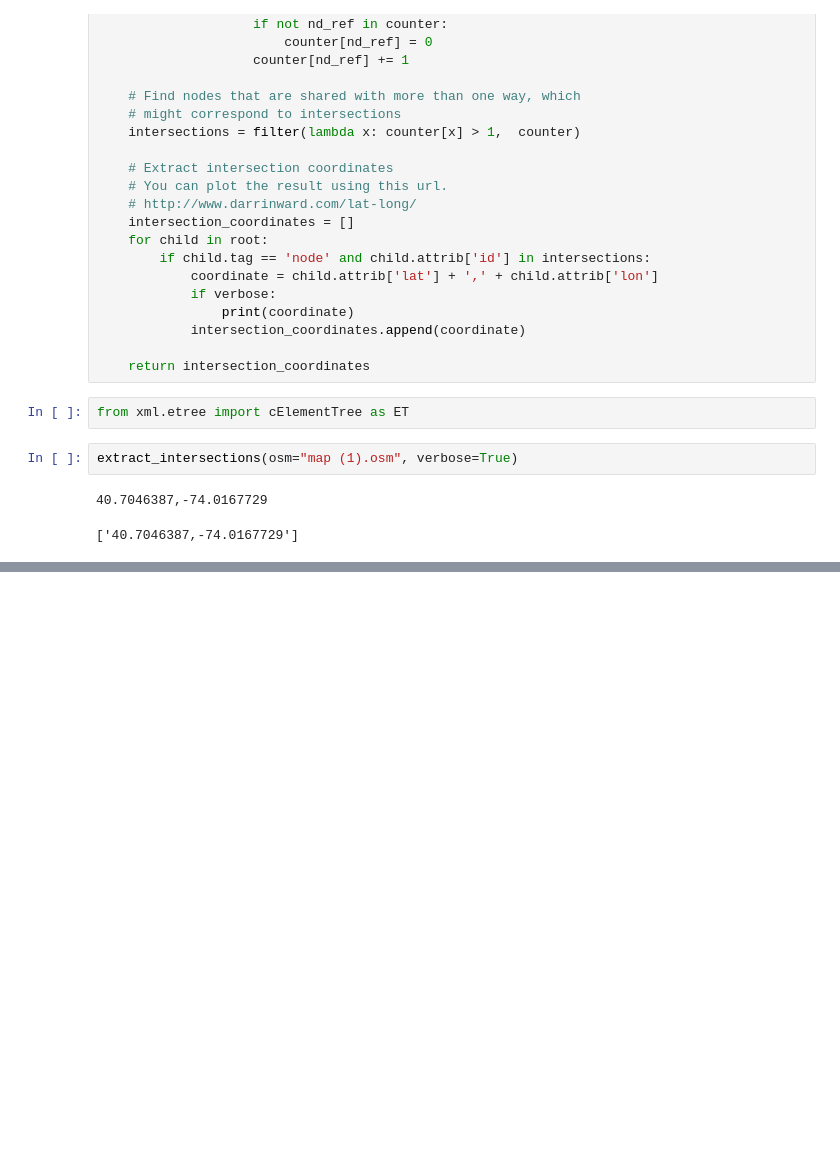
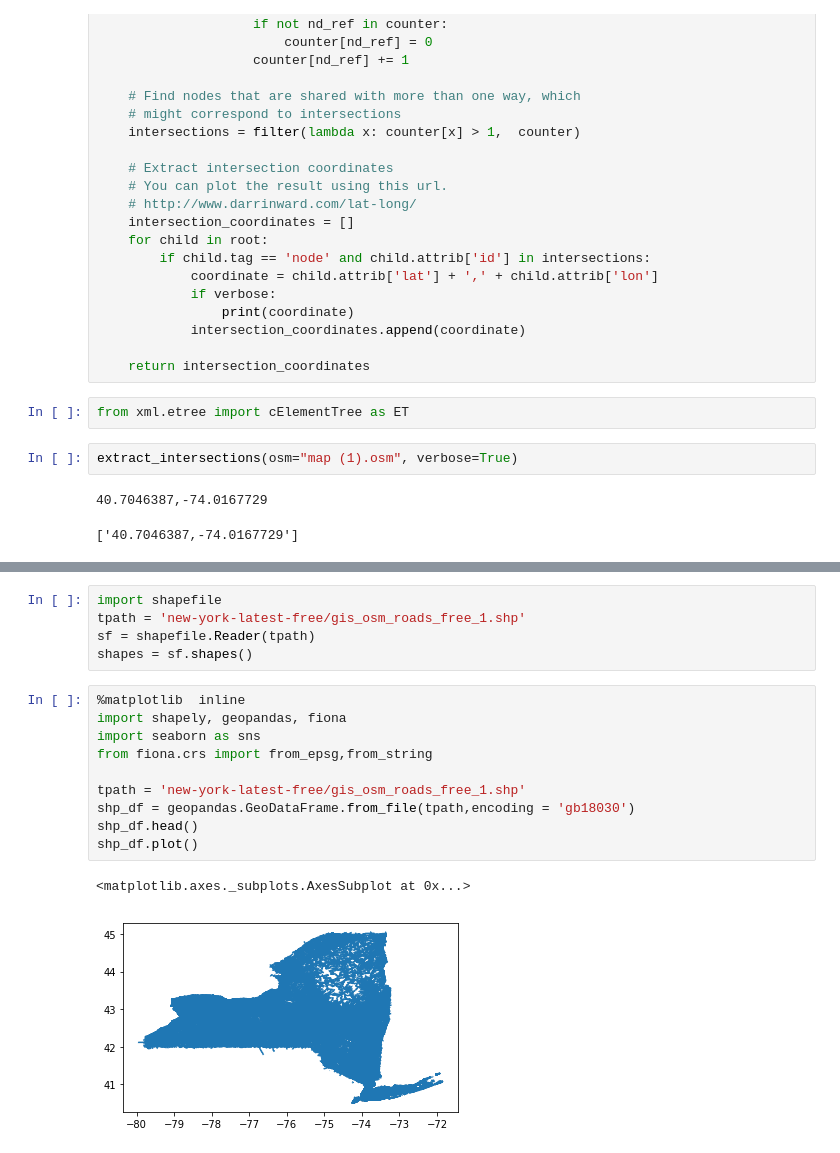
Before and after one commit to chenshuxiao/streetmap, a Jupyter notebook: Judge-Intersection.ipynb, the cells around one changed output, grey strips where cells are left out. Saved outputs shown, nothing was run; the diff lists cells and outputs as text; blank space fills up the shorter version.

```diff
--- a/Judge-Intersection.ipynb
+++ b/Judge-Intersection.ipynb
@@ -98,0 +66,18 @@ soup
+# %%
+import shapefile
+tpath = 'new-york-latest-free/gis_osm_roads_free_1.shp'
+sf = shapefile.Reader(tpath)
+shapes = sf.shapes()
+# %%
+%matplotlib  inline
+import shapely, geopandas, fiona
+import seaborn as sns
+from fiona.crs import from_epsg,from_string
+
+tpath = 'new-york-latest-free/gis_osm_roads_free_1.shp'
+shp_df = geopandas.GeoDataFrame.from_file(tpath,encoding = 'gb18030')
+shp_df.head()
+shp_df.plot()
+# %% [output]
+<matplotlib.axes._subplots.AxesSubplot at 0x...>
+[figure, added]
```
Also changed, not shown: parts of 18 cells of this notebook.
